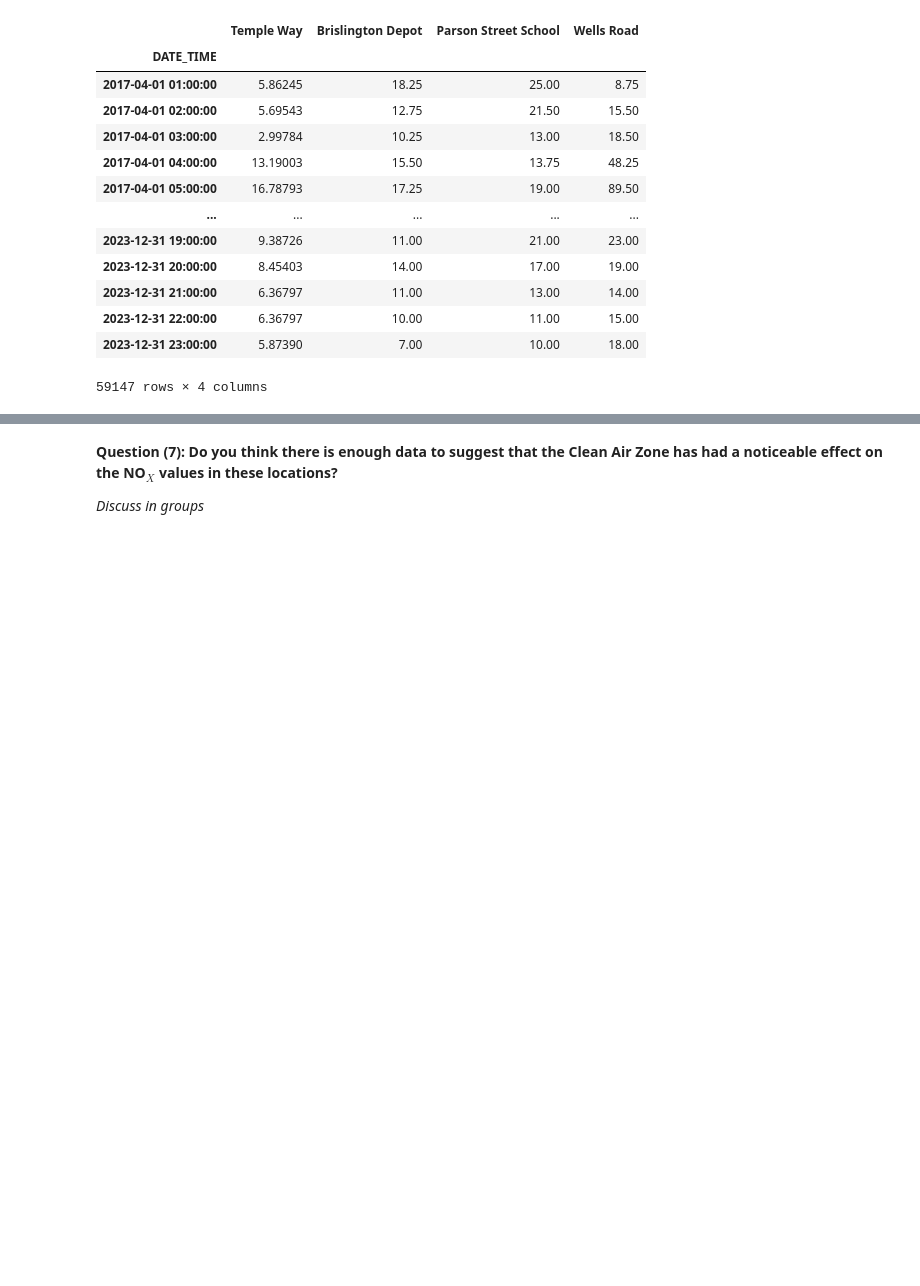
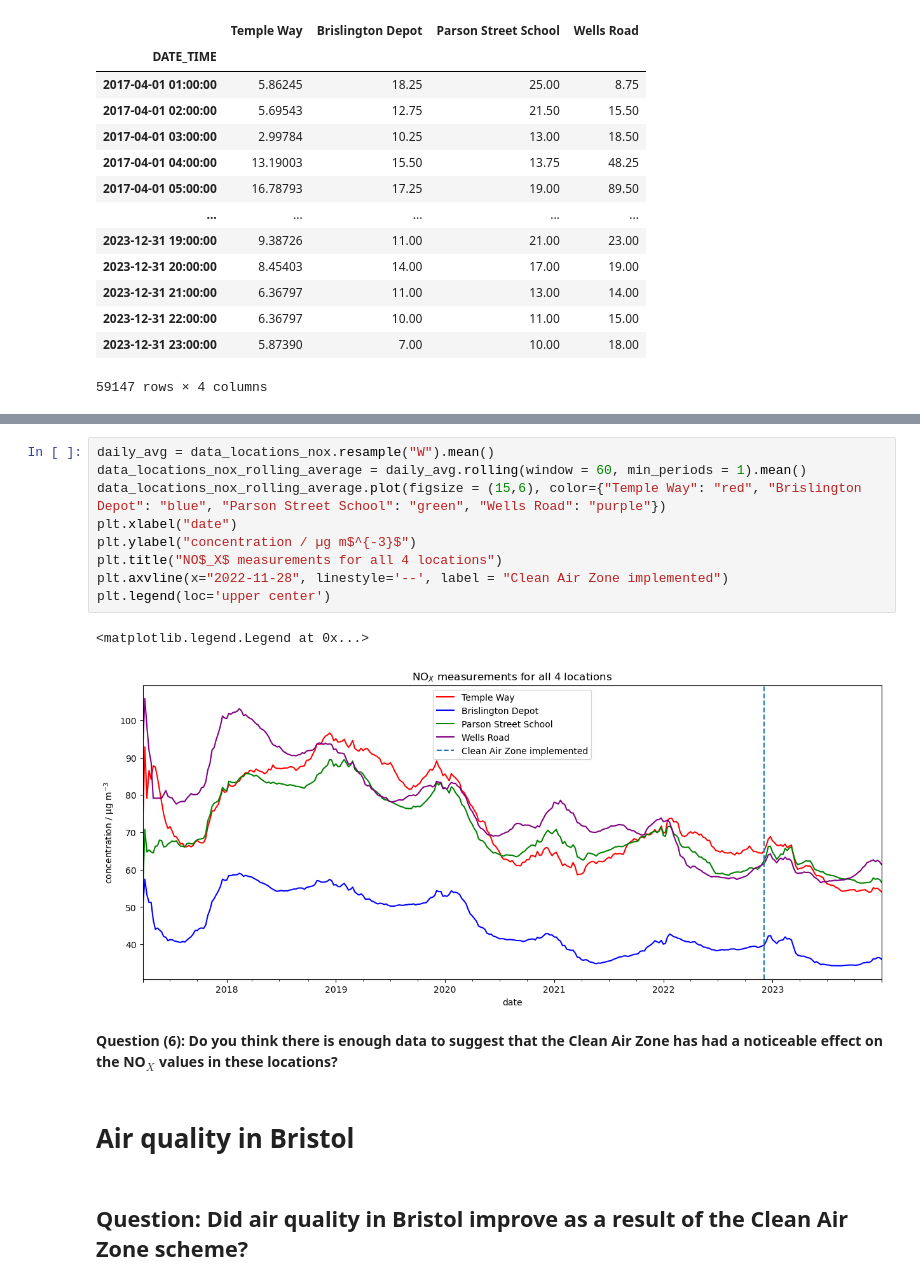
Before and after one commit to bri-sc/demo-sci-comp, a Jupyter notebook: 01_Demo_Scientific_Computing_v2.ipynb, the cells around one changed output, grey strips where cells are left out. Cells and saved outputs as stored; diff of their text form; blank space fills up the shorter version.

```diff
--- a/01_Demo_Scientific_Computing_v2.ipynb
+++ b/01_Demo_Scientific_Computing_v2.ipynb
@@ -360,4 +341,18 @@ plt.legend()
+# %%
+daily_avg = data_locations_nox.resample("W").mean()
+data_locations_nox_rolling_average = daily_avg.rolling(window = 60, min_periods = 1).mean()
+data_locations_nox_rolling_average.plot(figsize = (15,6), color={"Temple Way": "red", "Brislington Depot": "blue", "Parson Street School": "green", "Wells Road": "purple"})
+plt.xlabel("date")
+plt.ylabel("concentration / µg m$^{-3}$")
+plt.title("NO$_X$ measurements for all 4 locations")
+plt.axvline(x="2022-11-28", linestyle='--', label = "Clean Air Zone implemented")
+plt.legend(loc='upper center')
+# %% [output]
+<matplotlib.legend.Legend at 0x...>
+[figure, added]
 # %% [markdown]
-**Question (7): Do you think there is enough data to suggest that the Clean Air Zone has had a noticeable effect on the NO$_X$ values in these locations?**
-
-*Discuss in groups*
+**Question (6): Do you think there is enough data to suggest that the Clean Air Zone has had a noticeable effect on the NO$_X$ values in these locations?**
+# %% [markdown]
+# Air quality in Bristol
+# %% [markdown]
+## Question: Did air quality in Bristol improve as a result of the Clean Air Zone scheme?
```
Also changed, not shown: parts of 103 cells of this notebook, 1 other file.
